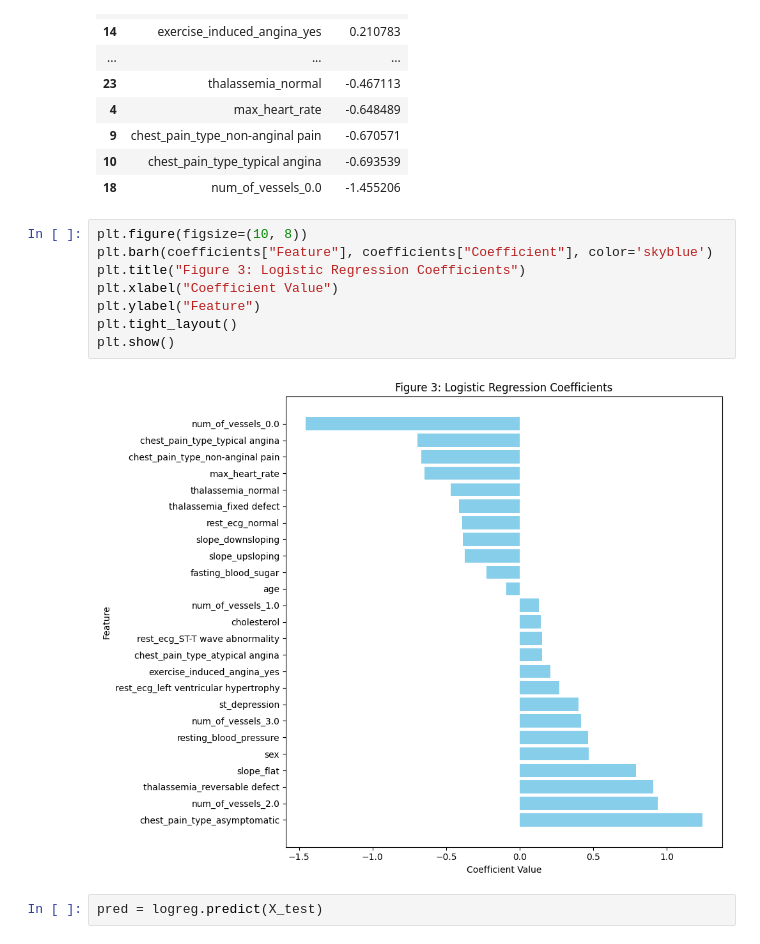
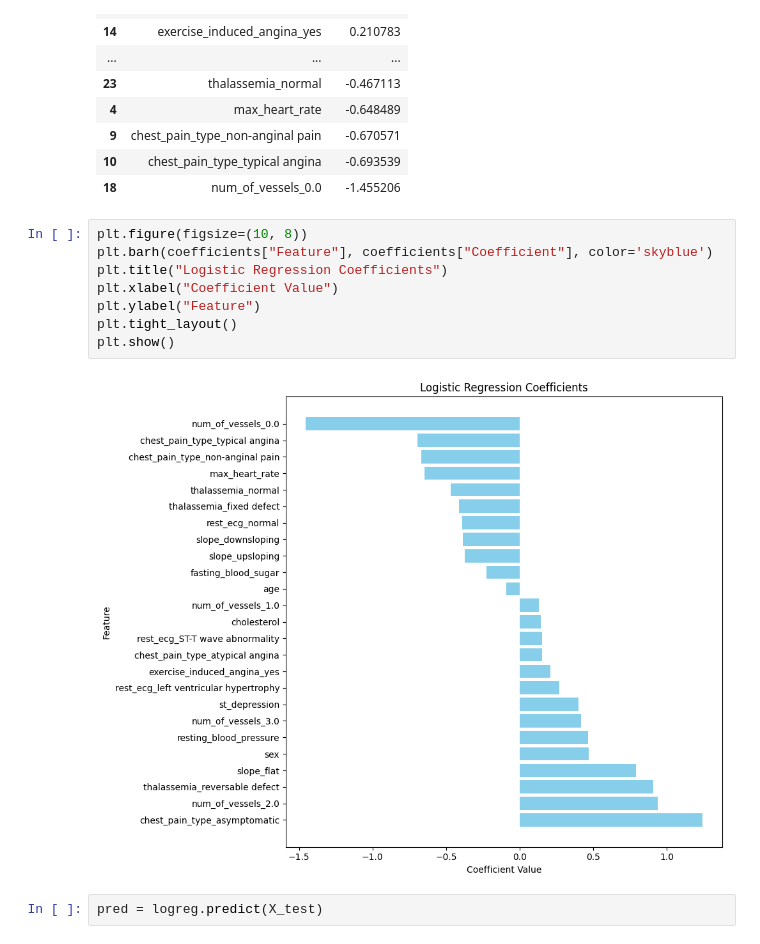
Before and after one commit to UBC-MDS/DSCI522-2425-25-heart_disease_predictor, a Jupyter notebook: notebook/model_creation.ipynb, the cells around one changed output. Drawn from its saved outputs; the diff is of its cells as text.

```diff
--- a/notebook/model_creation.ipynb
+++ b/notebook/model_creation.ipynb
@@ -224,13 +357,13 @@ Logistic Regression Coefficients
 # %%
 plt.figure(figsize=(10, 8))
 plt.barh(coefficients["Feature"], coefficients["Coefficient"], color='skyblue')
-plt.title("Figure 3: Logistic Regression Coefficients")
+plt.title("Logistic Regression Coefficients")
 plt.xlabel("Coefficient Value")
 plt.ylabel("Feature")
 plt.tight_layout()
 plt.show()
 # %% [output]
-[figure, old version]
+[figure, new version]
 # %%
 pred = logreg.predict(X_test)
 # %%
```
Also changed, not shown: parts of 39 cells of this notebook.
